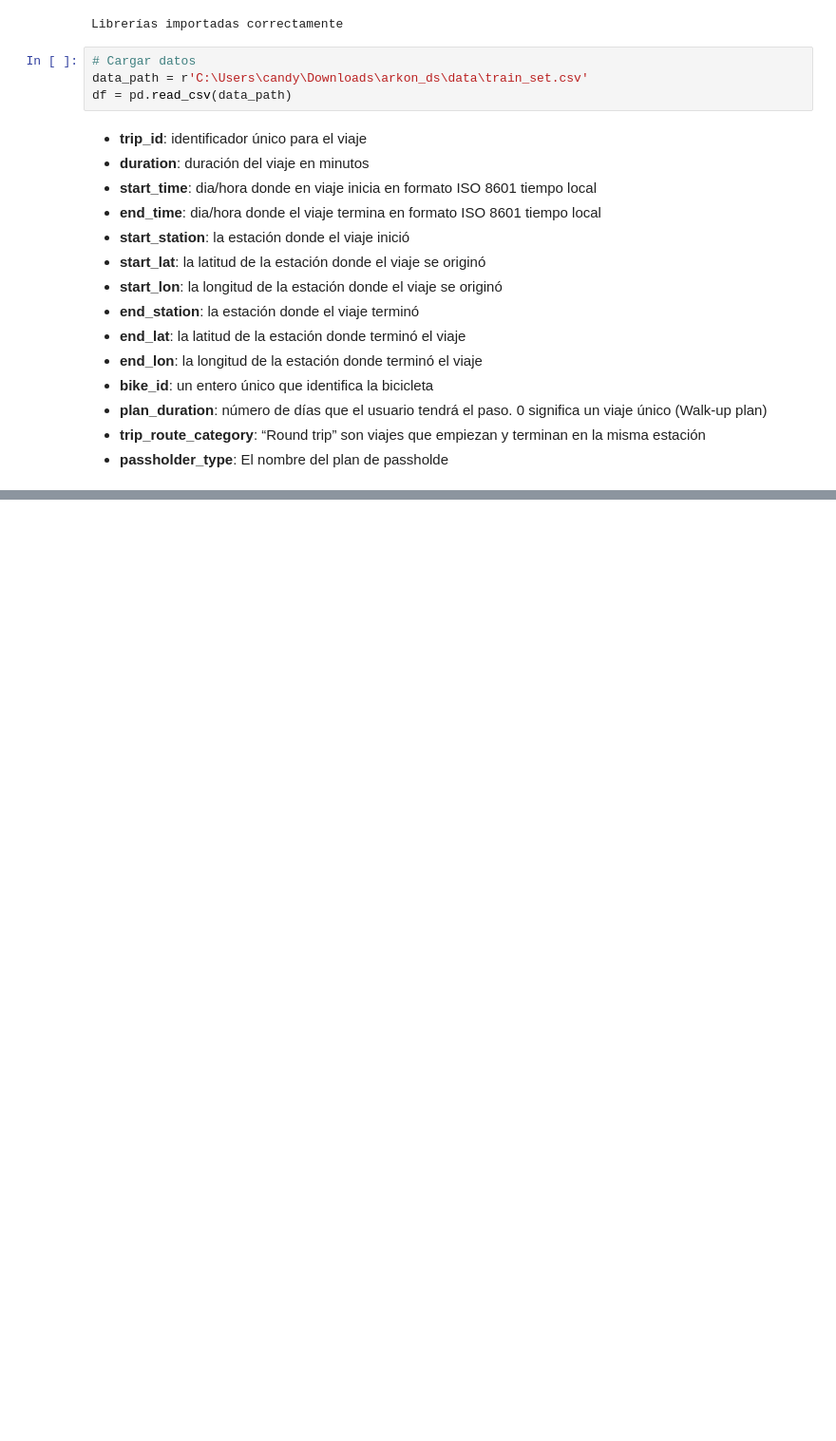
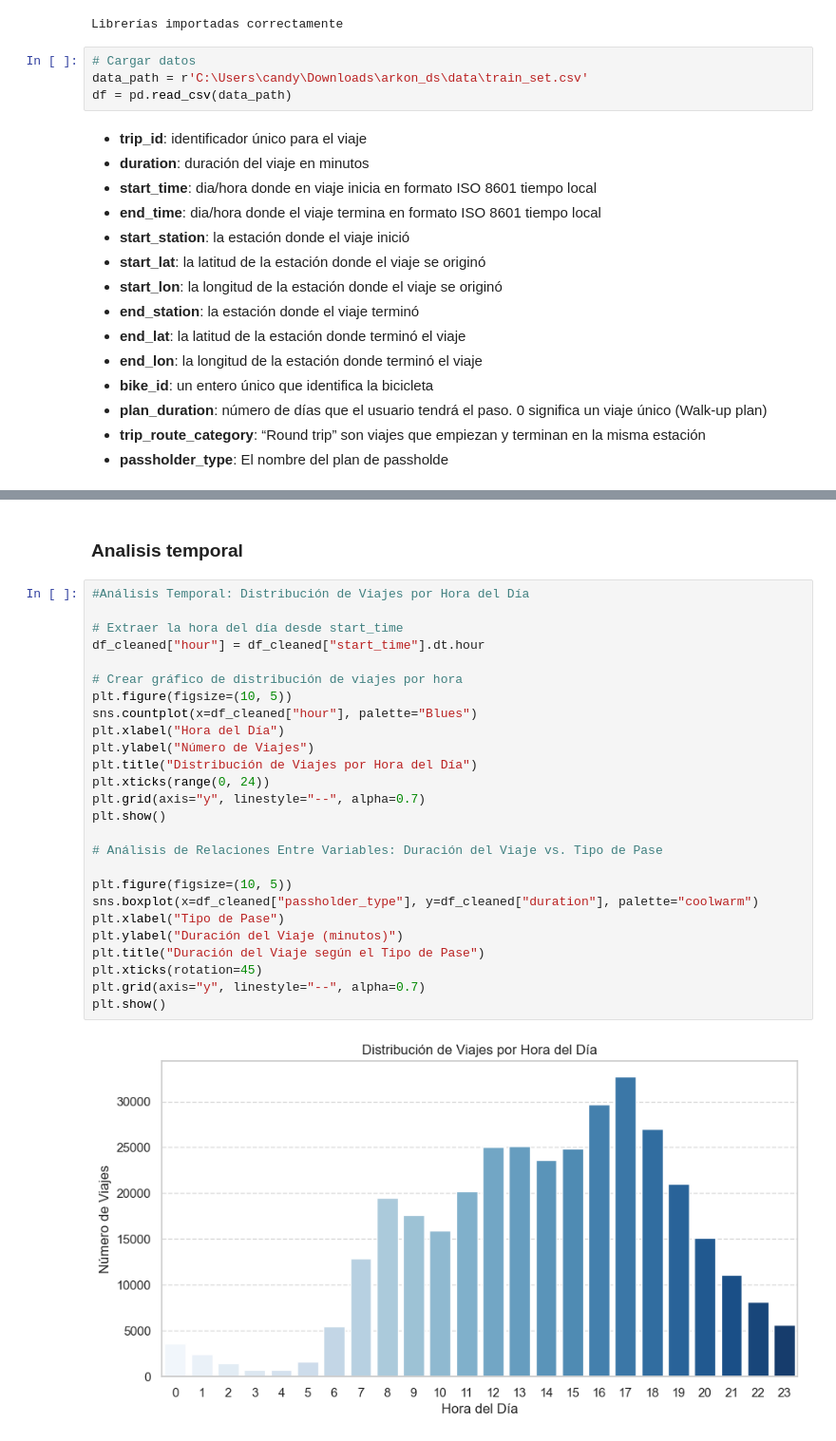
Before and after one commit to JosephFaster/arkon_ds, a Jupyter notebook: notebooks/EDA.ipynb, the cells around one changed output, grey strips where cells are left out. Shown at 95% size. Cells and saved outputs as stored; diff of their text form; blank space fills up the shorter version.

```diff
--- a/notebooks/EDA.ipynb
+++ b/notebooks/EDA.ipynb
@@ -144,0 +409,30 @@ plt.show()
+# %% [markdown]
+### Analisis temporal
+# %%
+#Análisis Temporal: Distribución de Viajes por Hora del Día
+
+# Extraer la hora del día desde start_time
+df_cleaned["hour"] = df_cleaned["start_time"].dt.hour
+
+# Crear gráfico de distribución de viajes por hora
+plt.figure(figsize=(10, 5))
+sns.countplot(x=df_cleaned["hour"], palette="Blues")
+plt.xlabel("Hora del Día")
+plt.ylabel("Número de Viajes")
+plt.title("Distribución de Viajes por Hora del Día")
+plt.xticks(range(0, 24))
+plt.grid(axis="y", linestyle="--", alpha=0.7)
+plt.show()
+
+# Análisis de Relaciones Entre Variables: Duración del Viaje vs. Tipo de Pase
+
+plt.figure(figsize=(10, 5))
+sns.boxplot(x=df_cleaned["passholder_type"], y=df_cleaned["duration"], palette="coolwarm")
+plt.xlabel("Tipo de Pase")
+plt.ylabel("Duración del Viaje (minutos)")
+plt.title("Duración del Viaje según el Tipo de Pase")
+plt.xticks(rotation=45)
+plt.grid(axis="y", linestyle="--", alpha=0.7)
+plt.show()
+# %% [output]
+[figure, added]
```
Also changed, not shown: parts of 28 cells of this notebook, 3 other files.
